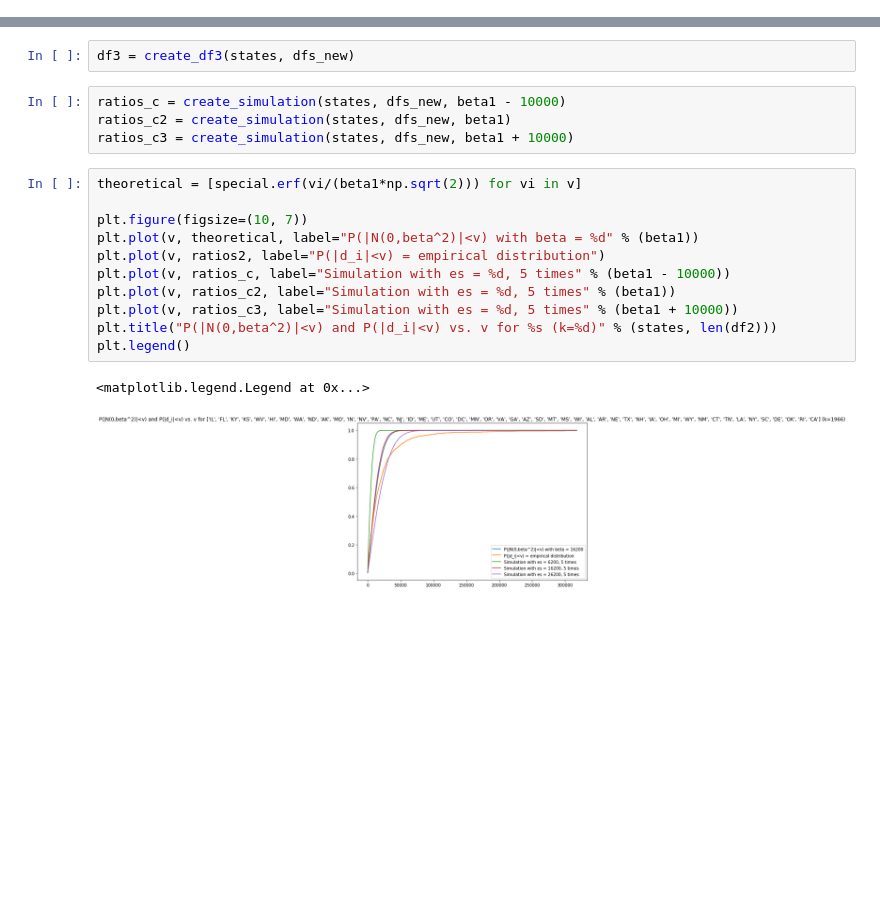
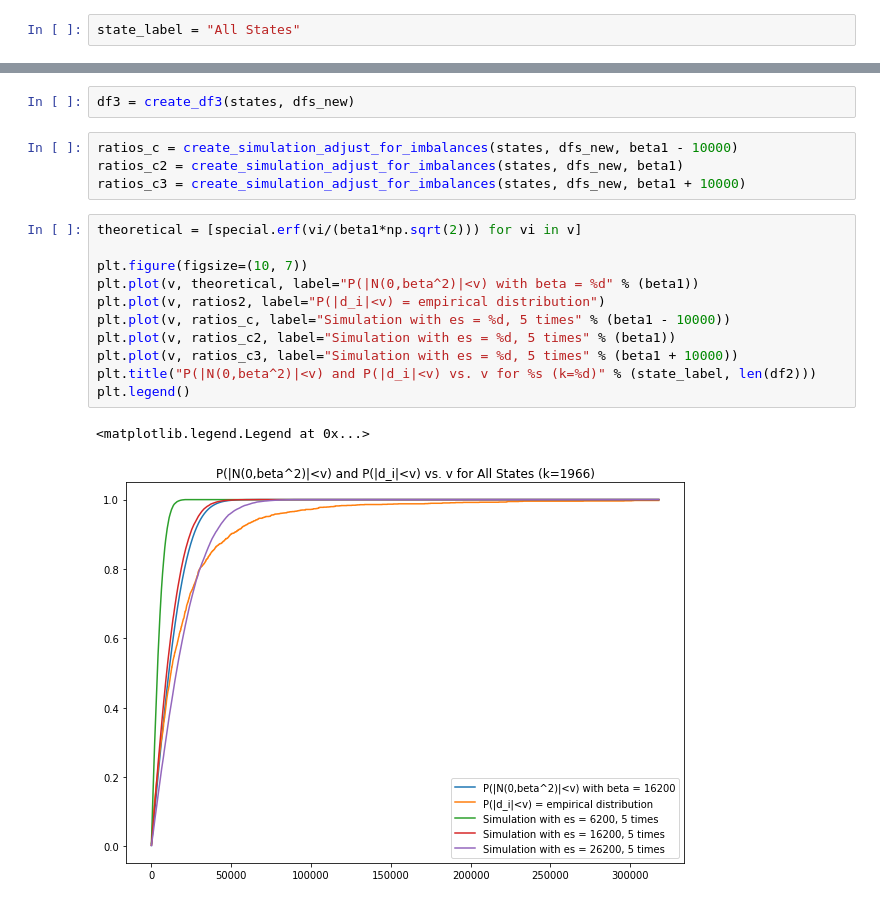
Before and after one commit to guanzgrace/risk-adj-3, a Jupyter notebook: Feb-Modular-StatTest2-AllStates2.ipynb, the cells around one changed output, grey strips where cells are left out. Cells and saved outputs as stored; diff of their text form; blank space fills up the shorter version.

```diff
--- a/Feb-Modular-StatTest2-AllStates2.ipynb
+++ b/Feb-Modular-StatTest2-AllStates2.ipynb
@@ -172,6 +172,8 @@ beta = [1/yi for yi in y]
 # %%
 max_beta=max(beta)
 max_beta = int(max_beta/100)*100
+# %%
+state_label = "All States"
 # %%
 theoretical = [special.erf(vi/(max_beta*np.sqrt(2))) for vi in v]
 
@@ -229,21 +231,21 @@ P value = 0.000000
 # %%
 df3 = create_df3(states, dfs_new)
 # %%
-ratios_c = create_simulation(states, dfs_new, beta1 - 10000)
-ratios_c2 = create_simulation(states, dfs_new, beta1)
-ratios_c3 = create_simulation(states, dfs_new, beta1 + 10000)
+ratios_c = create_simulation_adjust_for_imbalances(states, dfs_new, beta1 - 10000)
+ratios_c2 = create_simulation_adjust_for_imbalances(states, dfs_new, beta1)
+ratios_c3 = create_simulation_adjust_for_imbalances(states, dfs_new, beta1 + 10000)
 # %%
 theoretical = [special.erf(vi/(beta1*np.sqrt(2))) for vi in v]
 
 plt.figure(figsize=(10, 7))
 plt.plot(v, theoretical, label="P(|N(0,beta^2)|<v) with beta = %d" % (beta1))
 plt.plot(v, ratios2, label="P(|d_i|<v) = empirical distribution")
 plt.plot(v, ratios_c, label="Simulation with es = %d, 5 times" % (beta1 - 10000))
 plt.plot(v, ratios_c2, label="Simulation with es = %d, 5 times" % (beta1))
 plt.plot(v, ratios_c3, label="Simulation with es = %d, 5 times" % (beta1 + 10000))
-plt.title("P(|N(0,beta^2)|<v) and P(|d_i|<v) vs. v for %s (k=%d)" % (states, len(df2)))
+plt.title("P(|N(0,beta^2)|<v) and P(|d_i|<v) vs. v for %s (k=%d)" % (state_label, len(df2)))
 plt.legend()
 # %% [output]
 <matplotlib.legend.Legend at 0x...>
-[figure, old version]
+[figure, new version]
 # %%
```
Also changed, not shown: parts of 5 cells of this notebook, 6 other files.
